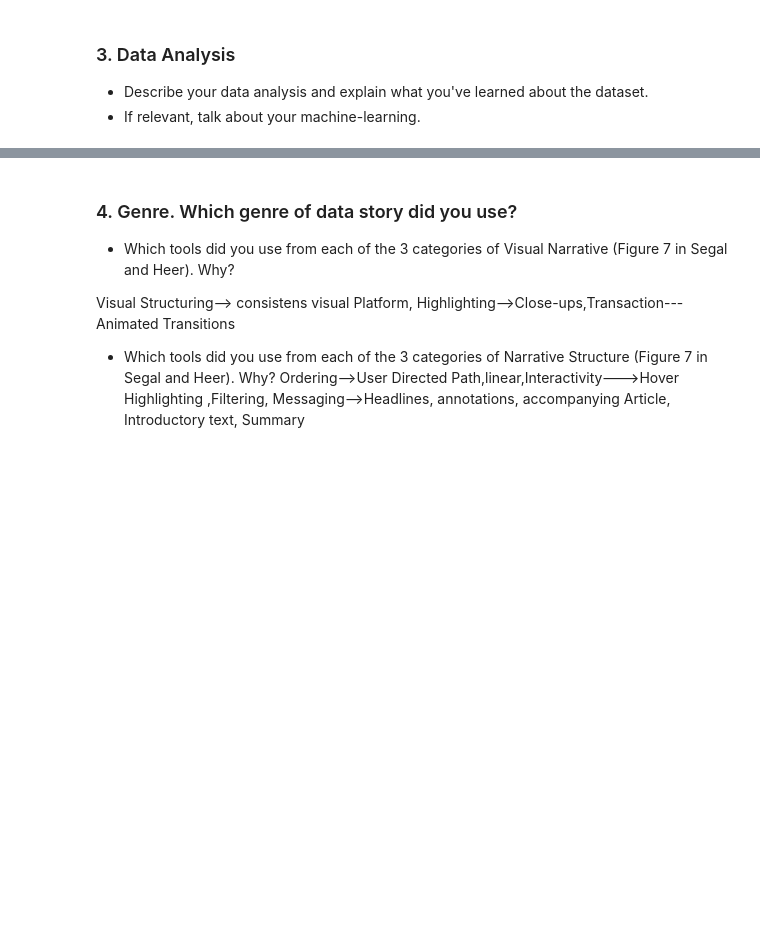
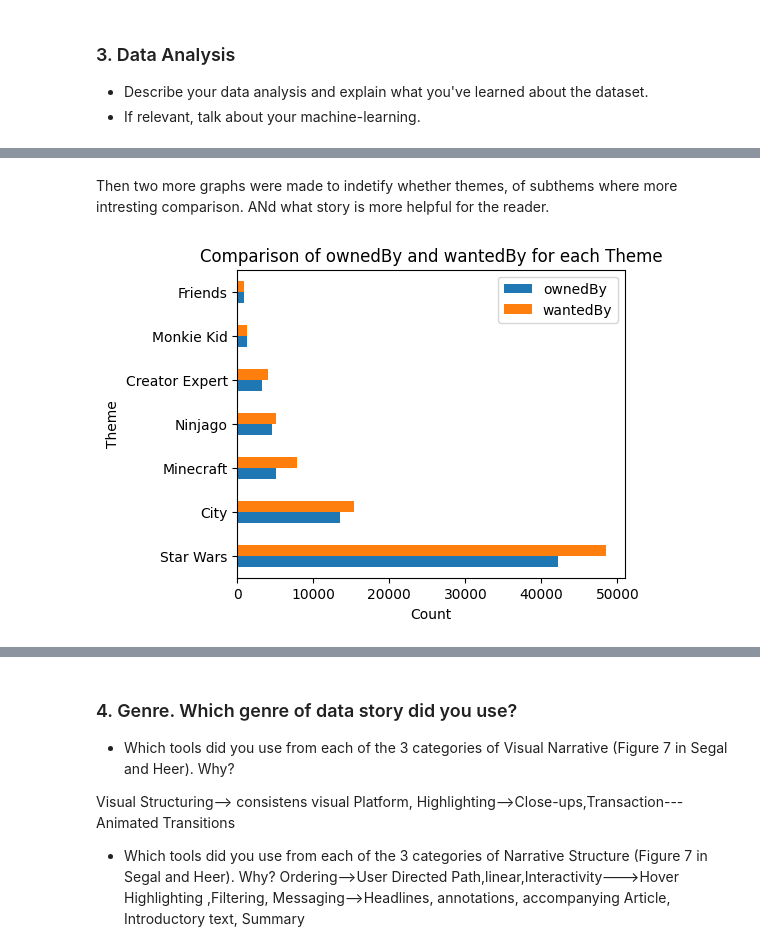
Before and after one commit to MarcusGalea/MarcusGalea.github.io, a Jupyter notebook: Explainer Notebook_final project 2 group.ipynb, the cells around one changed output, grey strips where cells are left out. Cells and saved outputs as stored; diff of their text form; code cells hidden in the pictures; blank space fills up the shorter version.

```diff
--- a/Explainer Notebook_final project 2 group.ipynb
+++ b/Explainer Notebook_final project 2 group.ipynb
@@ -95,0 +180,25 @@ df.columns
+# %% [markdown]
+Then two more graphs were made to indetify whether themes, of subthems where more intresting comparison. ANd what story is more helpful for the reader.
+# %%
+# Filter the dataframe to include only rows where 'wantedBy' is higher than 'ownedBy'
+filtered_df = df[df['wantedBy'] > df['ownedBy']]
+
+# Group the filtered dataframe by 'theme' and calculate the sum of 'ownedBy' and 'wantedBy'
+grouped_df = filtered_df.groupby('theme')[['ownedBy', 'wantedBy']].sum()
+
+# Sort the grouped dataframe by the difference between 'wantedBy' and 'ownedBy'
+grouped_df = grouped_df.sort_values(by=['wantedBy', 'ownedBy'], ascending=False)
+
+# Create the horizontal bar plot
+fig, ax = plt.subplots(figsize=(5, 4))
+grouped_df[['ownedBy', 'wantedBy']].plot(kind='barh', ax=ax)
+
+# Set the labels and title
+ax.set_xlabel('Count')
+ax.set_ylabel('Theme')
+ax.set_title('Comparison of ownedBy and wantedBy for each Theme')
+
+# Show the plot
+plt.show()
+# %% [output]
+[figure, added]
```
Also changed, not shown: parts of 12 cells of this notebook.
